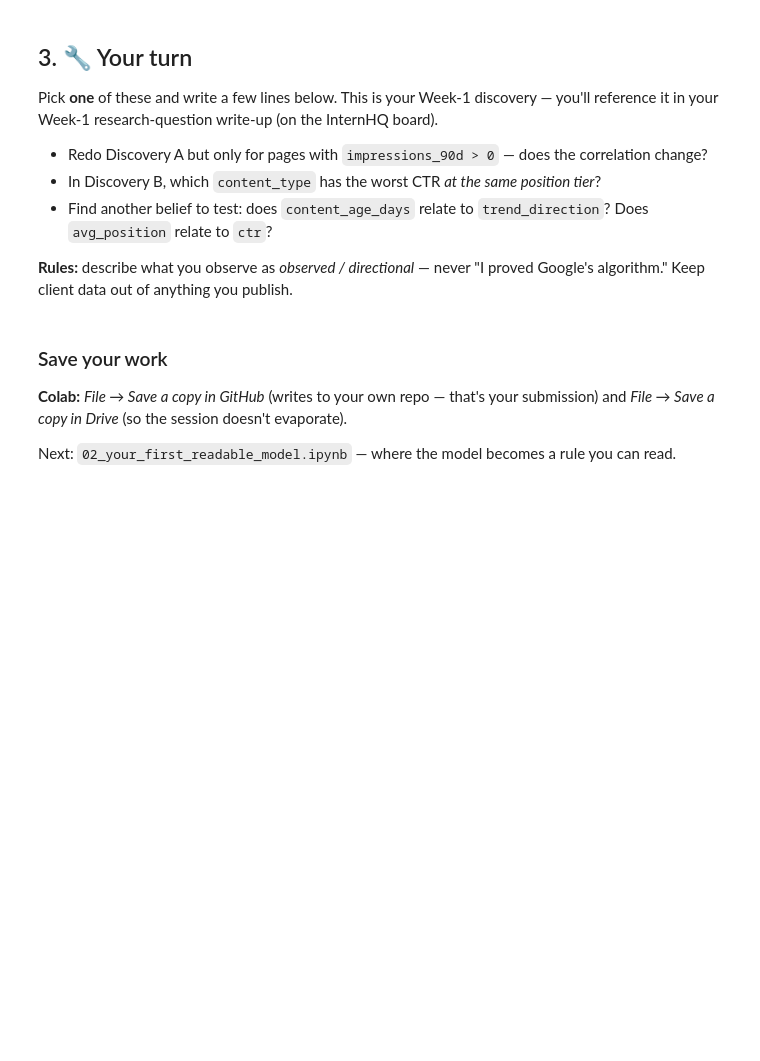
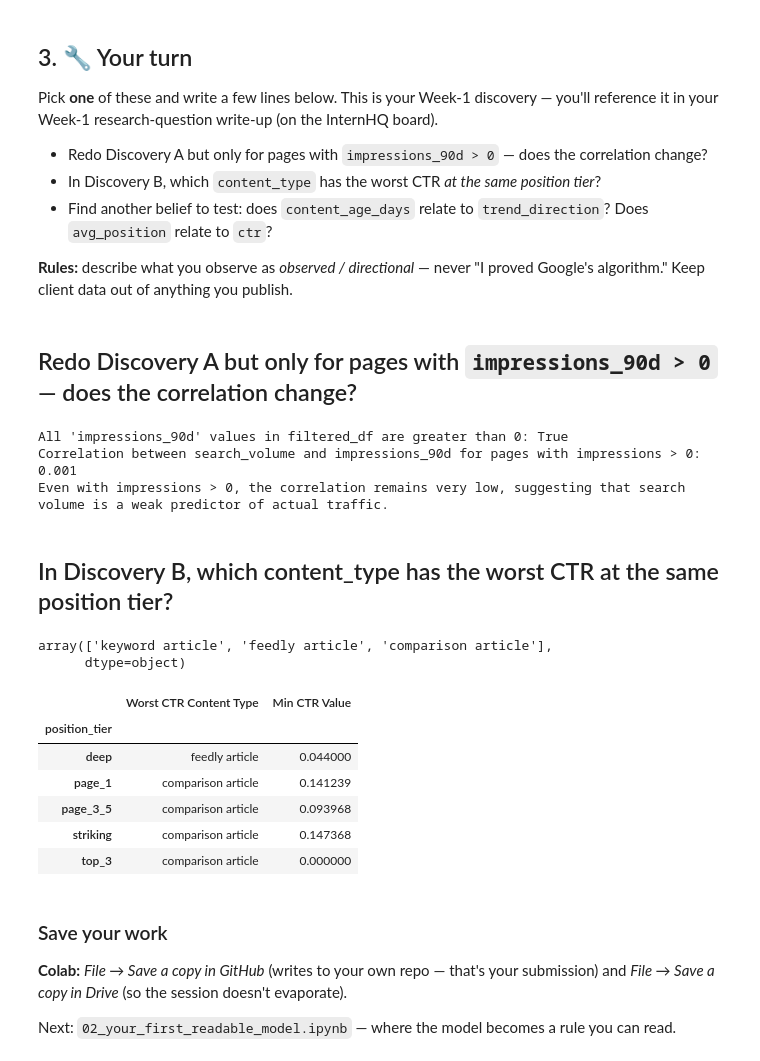
Before and after one commit to MohamedShabana6/myfly, a Jupyter notebook: notebooks/01_first_look_and_discovery.ipynb, the cells around one changed output. Cells and saved outputs as stored; diff of their text form; code cells hidden in the pictures; blank space fills up the shorter version.

```diff
--- a/notebooks/01_first_look_and_discovery.ipynb
+++ b/notebooks/01_first_look_and_discovery.ipynb
@@ -102,3 +157,46 @@ Pick **one** of these and write a few lines below. This is your Week-1 discovery
+# %% [markdown]
+##  Redo Discovery A but only for pages with `impressions_90d > 0` — does the correlation change?
+# %%
+filtered_df = df[df["impressions_90d"] > 0]
+corr = filtered_df["search_volume"].corr(filtered_df["impressions_90d"])
+all_impressions_greater_than_zero = (filtered_df["impressions_90d"] > 0).all()
+print(f"All 'impressions_90d' values in filtered_df are greater than 0: {all_impressions_greater_than_zero}")
+print(f"Correlation between search_volume and impressions_90d for pages with impressions > 0: {corr:.3f}")
+print("Even with impressions > 0, the correlation remains very low, suggesting that search volume is a weak predictor of actual traffic.")
+# %% [output]
+All 'impressions_90d' values in filtered_df are greater than 0: True
+Correlation between search_volume and impressions_90d for pages with impressions > 0: 0.001
+Even with impressions > 0, the correlation remains very low, suggesting that search volume is a weak predictor of actual traffic.
+# %% [markdown]
+## In Discovery B, which content_type has the worst CTR at the same position tier?
+# %%
+df["content_type"].unique()
+# %% [output]
+array(['keyword article', 'feedly article', 'comparison article'],
+      dtype=object)
+# %%
+import pandas as pd
+
+# Group by position_tier and content_type,
+#then find the mean CTR and take the Content type with the lowest CTR value for each postion tier
+ctr_by_pos_content = visible.groupby(['position_tier', 'content_type'])['ctr'].mean().unstack()
+worst_ctr_by_pos = ctr_by_pos_content.idxmin(axis=1)
+min_ctr_values_by_pos = ctr_by_pos_content.min(axis=1)
+
+result_df = pd.DataFrame({
+    'Worst CTR Content Type': worst_ctr_by_pos,
+    'Min CTR Value': min_ctr_values_by_pos
+})
+
+display(result_df)
+# %% [output]
+|  | Worst CTR Content Type | Min CTR Value |
+| position_tier |  |  |
+| deep | feedly article | 0.044000 |
+| page_1 | comparison article | 0.141239 |
+| page_3_5 | comparison article | 0.093968 |
+| striking | comparison article | 0.147368 |
+| top_3 | comparison article | 0.000000 |
 # %% [markdown]
 ### Save your work
 **Colab:** *File → Save a copy in GitHub* (writes to your own repo — that's your submission) and *File → Save a copy in Drive* (so the session doesn't evaporate).
```
Also changed, not shown: parts of 9 cells of this notebook.
